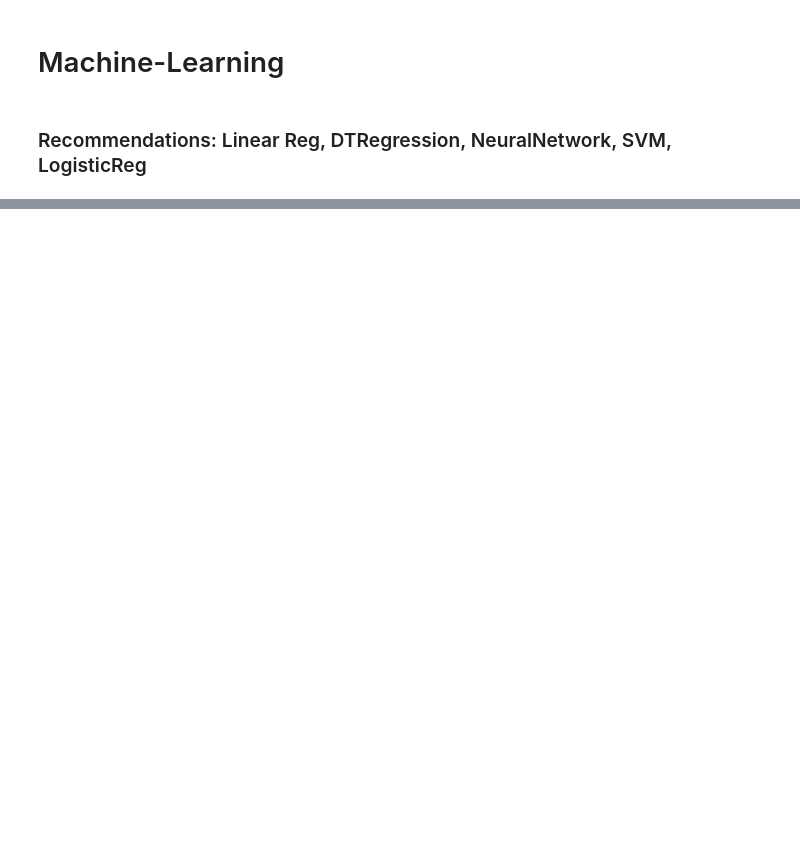
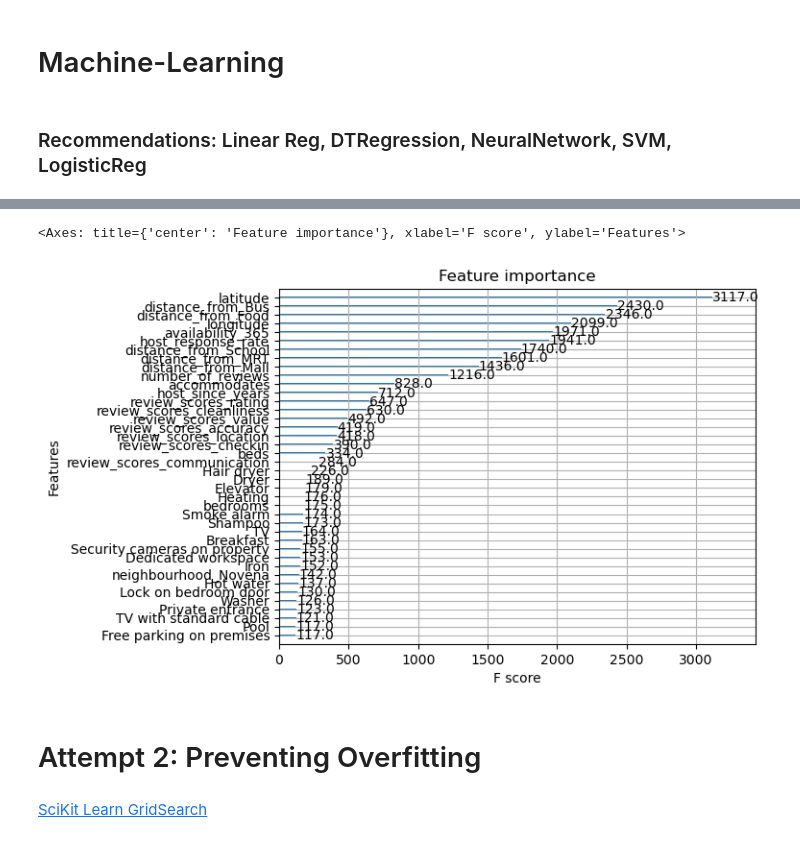
Before and after one commit to jingjietan/sc1015-project, a Jupyter notebook: machine-learning.ipynb, the cells around one changed output, grey strips where cells are left out. Drawn from its saved outputs; the diff is of its cells as text; code cells hidden in the pictures; blank space fills up the shorter version.

Commit message:
added more machine learning models and optimization

```diff
--- a/machine-learning.ipynb
+++ b/machine-learning.ipynb
@@ -100,0 +101,34 @@ axes.plot(y_test, y_test, 'b-', linewidth = 1)
+# %%
+import xgboost as xgb
+
+cats = X.select_dtypes(exclude=np.number).columns.tolist()
+
+for col in cats:
+    X[col] = X[col].astype('category')
+# %%
+def xgBoost(predictor_train, predictor_test, response_train, response_test):
+    """ Create a XGB regression model for given predictors and response. """
+    dtrain_reg = xgb.DMatrix(predictor_train, response_train, enable_categorical=True)
+    dtest_reg = xgb.DMatrix(predictor_test, response_test, enable_categorical=True)
+
+    params = {"objective": "reg:squarederror", "tree_method": "gpu_hist"}
+    evals = [(dtest_reg, "validation"), (dtrain_reg, "train")]
+
+    n = 1000
+    model = xgb.train(
+        params = params,
+        dtrain = dtrain_reg,
+        num_boost_round = n,
+        evals = evals,
+        verbose_eval = 10,
+        early_stopping_rounds = 100
+    )
+
+    preds = model.predict(dtest_reg)
+    rmse = mean_squared_error(response_test, preds, squared=False)
+    print(f"RMSE of the base model: {rmse:.3f}")
+    return model
+# %%
+X_train, X_test, y_train, y_test = train_test_split(X, Y, test_size=0.25, random_state=294)
+
+model = xgBoost(X_train, X_test, y_train, y_test)
@@ -100,0 +153,9 @@ axes.plot(y_test, y_test, 'b-', linewidth = 1)
+# %%
+xgb.plot_importance(model, max_num_features=40)
+# %% [output]
+<Axes: title={'center': 'Feature importance'}, xlabel='F score', ylabel='Features'>
+[figure, added]
+# %% [markdown]
+# Attempt 2: Preventing Overfitting
+# %% [markdown]
+[SciKit Learn GridSearch](https://scikit-learn.org/stable/modules/grid_search.html#grid-search)
```
Also changed, not shown: parts of 25 cells of this notebook, 1 other file.
